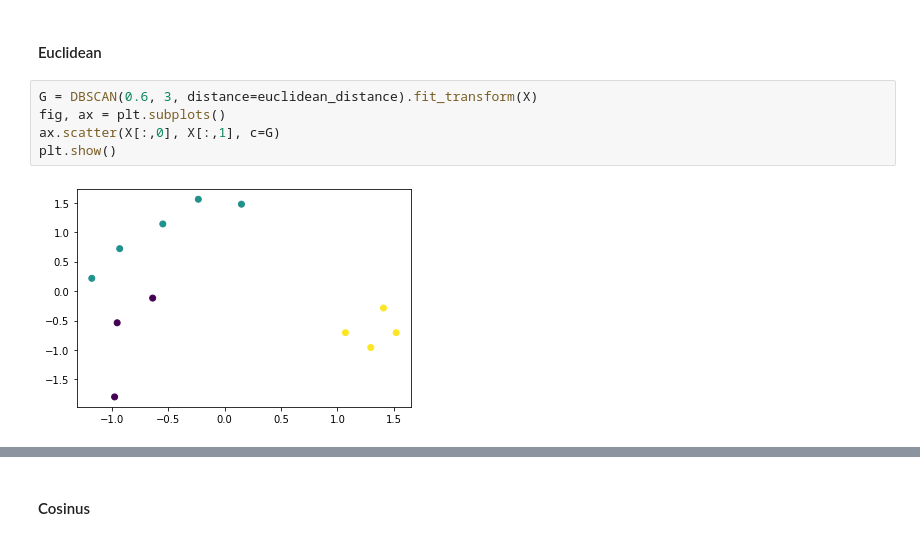
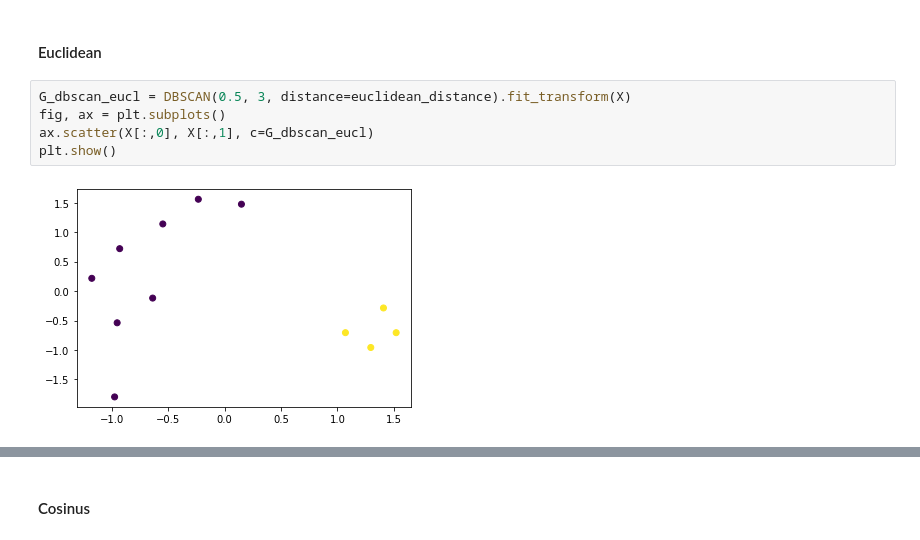
Before and after one commit to arek544/DBSCAN, a Jupyter notebook: dbscan_vs_dbscrn.ipynb, the cells around one changed output, grey strips where cells are left out. Cells and saved outputs as stored; diff of their text form.

```diff
--- a/dbscan_vs_dbscrn.ipynb
+++ b/dbscan_vs_dbscrn.ipynb
@@ -678,11 +579,11 @@ def purity(C, G):
 # %% [markdown]
 #### Euclidean
 # %%
-G = DBSCAN(0.6, 3, distance=euclidean_distance).fit_transform(X)
+G_dbscan_eucl = DBSCAN(0.5, 3, distance=euclidean_distance).fit_transform(X)
 fig, ax = plt.subplots()
-ax.scatter(X[:,0], X[:,1], c=G)
+ax.scatter(X[:,0], X[:,1], c=G_dbscan_eucl)
 plt.show()
 # %% [output]
-[figure, old version]
+[figure, new version]
 # %%
 # Purity
```
Also changed, not shown: parts of 28 cells of this notebook.
